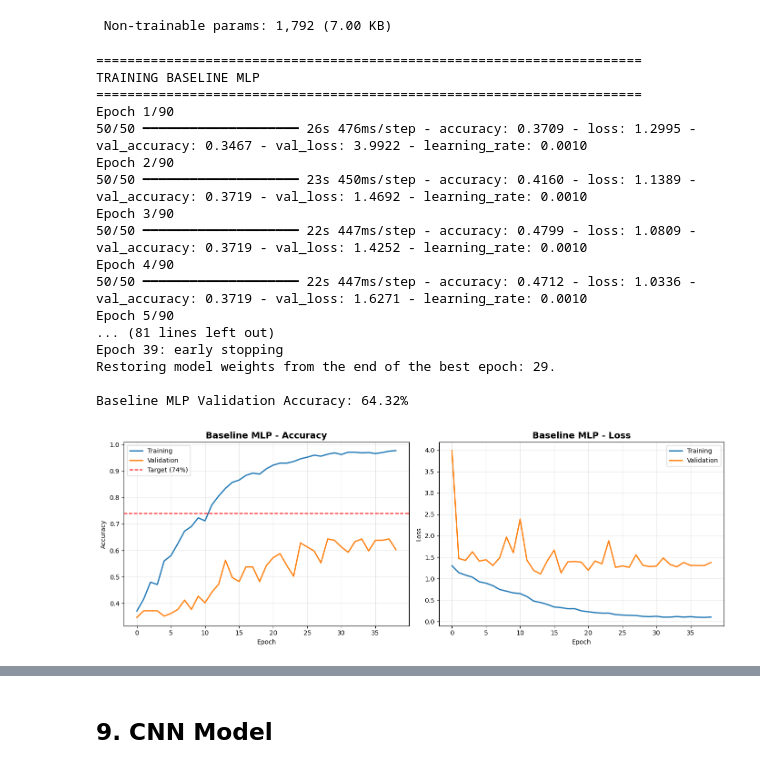
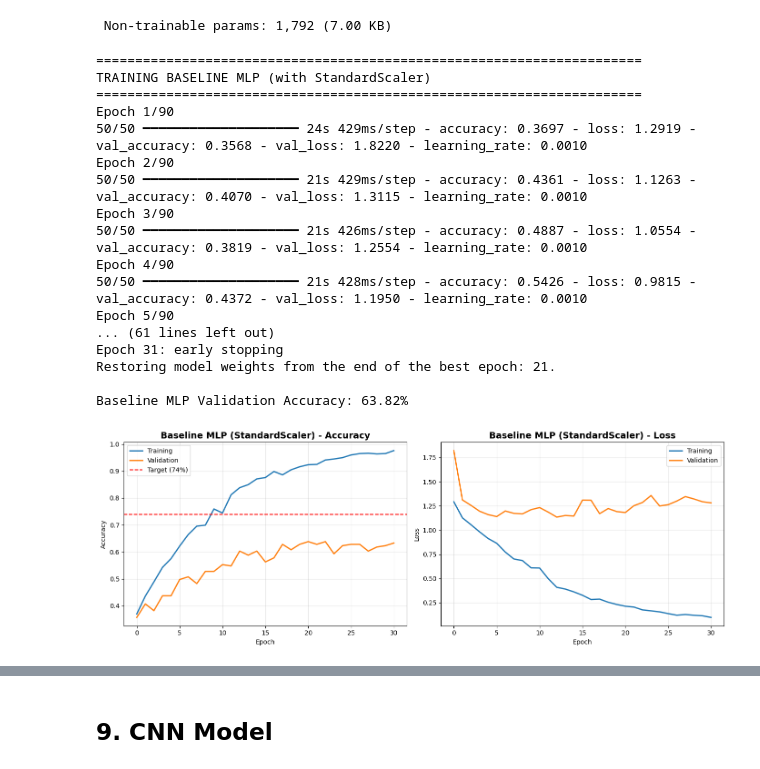
Before and after one commit to arberzylyftari/rps-project, a Jupyter notebook: notebooks/RockPaperScissors_FFNN.ipynb, the cells around one changed output, grey strips where cells are left out. Drawn from its saved outputs; the diff is of its cells as text; code cells hidden in the pictures.

```diff
--- a/notebooks/RockPaperScissors_FFNN.ipynb
+++ b/notebooks/RockPaperScissors_FFNN.ipynb
@@ -181,3 +161,15 @@ print(f"Each image is now a vector of {X_train_flat.shape[1]:,} features")
 Original shape: (798, 224, 224, 3)
 Flattened shape: (798, 150528)
 Each image is now a vector of 150,528 features
+# %%
+# Apply StandardScaler for better MLP performance
+print("Applying StandardScaler (zero mean, unit variance)...")
+X_train_scaled, X_val_scaled, X_test_scaled, scaler = apply_standard_scaler(
+    X_train_flat, X_val_flat, X_test_flat
+)
+
+print(f"\nBefore scaling:")
+print(f"  Mean: {X_train_flat.mean():.4f}, Std: {X_train_flat.std():.4f}")
+print(f"After scaling:")
+print(f"  Mean: {X_train_scaled.mean():.4f}, Std: {X_train_scaled.std():.4f}")
+print("StandardScaler improves MLP convergence by normalizing features!")
@@ -208,5 +208,5 @@ Logistic Regression Validation Accuracy: 61.81%
 # %%
-mlp_model = build_mlp_model(X_train_flat.shape[1], NUM_CLASSES)
+mlp_model = build_mlp_model(X_train_scaled.shape[1], NUM_CLASSES)
 mlp_model.summary()
 # %% [output]
 Model: "MLP_Optimized"
@@ -233,39 +233,39 @@ Model: "MLP_Optimized"
 # %%
 compile_model(mlp_model)
 callbacks = get_callbacks()
 
 print("="*70)
-print("TRAINING BASELINE MLP")
+print("TRAINING BASELINE MLP (with StandardScaler)")
 print("="*70)
 
 history_mlp = mlp_model.fit(
-    X_train_flat, y_train,
-    validation_data=(X_val_flat, y_val),
+    X_train_scaled, y_train,
+    validation_data=(X_val_scaled, y_val),
     epochs=EPOCHS,
     batch_size=BATCH_SIZE,
     callbacks=callbacks,
     verbose=1
 )
 
-mlp_val_loss, mlp_val_acc = mlp_model.evaluate(X_val_flat, y_val, verbose=0)
+mlp_val_loss, mlp_val_acc = mlp_model.evaluate(X_val_scaled, y_val, verbose=0)
 print(f"\nBaseline MLP Validation Accuracy: {mlp_val_acc:.2%}")
-plot_history(history_mlp, title="Baseline MLP")
+plot_history(history_mlp, title="Baseline MLP (StandardScaler)")
 # %% [output]
 ======================================================================
-TRAINING BASELINE MLP
+TRAINING BASELINE MLP (with StandardScaler)
 ======================================================================
 Epoch 1/90
-50/50 ━━━━━━━━━━━━━━━━━━━━ 26s 476ms/step - accuracy: 0.3709 - loss: 1.2995 - val_accuracy: 0.3467 - val_loss: 3.9922 - learning_rate: 0.0010
+50/50 ━━━━━━━━━━━━━━━━━━━━ 24s 429ms/step - accuracy: 0.3697 - loss: 1.2919 - val_accuracy: 0.3568 - val_loss: 1.8220 - learning_rate: 0.0010
 Epoch 2/90
-50/50 ━━━━━━━━━━━━━━━━━━━━ 23s 450ms/step - accuracy: 0.4160 - loss: 1.1389 - val_accuracy: 0.3719 - val_loss: 1.4692 - learning_rate: 0.0010
+50/50 ━━━━━━━━━━━━━━━━━━━━ 21s 429ms/step - accuracy: 0.4361 - loss: 1.1263 - val_accuracy: 0.4070 - val_loss: 1.3115 - learning_rate: 0.0010
 Epoch 3/90
-50/50 ━━━━━━━━━━━━━━━━━━━━ 22s 447ms/step - accuracy: 0.4799 - loss: 1.0809 - val_accuracy: 0.3719 - val_loss: 1.4252 - learning_rate: 0.0010
+50/50 ━━━━━━━━━━━━━━━━━━━━ 21s 426ms/step - accuracy: 0.4887 - loss: 1.0554 - val_accuracy: 0.3819 - val_loss: 1.2554 - learning_rate: 0.0010
 Epoch 4/90
-50/50 ━━━━━━━━━━━━━━━━━━━━ 22s 447ms/step - accuracy: 0.4712 - loss: 1.0336 - val_accuracy: 0.3719 - val_loss: 1.6271 - learning_rate: 0.0010
+50/50 ━━━━━━━━━━━━━━━━━━━━ 21s 428ms/step - accuracy: 0.5426 - loss: 0.9815 - val_accuracy: 0.4372 - val_loss: 1.1950 - learning_rate: 0.0010
 Epoch 5/90
-... (81 lines left out)
-Epoch 39: early stopping
-Restoring model weights from the end of the best epoch: 29.
+... (61 lines left out)
+Epoch 31: early stopping
+Restoring model weights from the end of the best epoch: 21.
 
-Baseline MLP Validation Accuracy: 64.32%
+Baseline MLP Validation Accuracy: 63.82%
-[figure, old version]
+[figure, new version]
```
Also changed, not shown: parts of 17 cells of this notebook, 2 other files.
